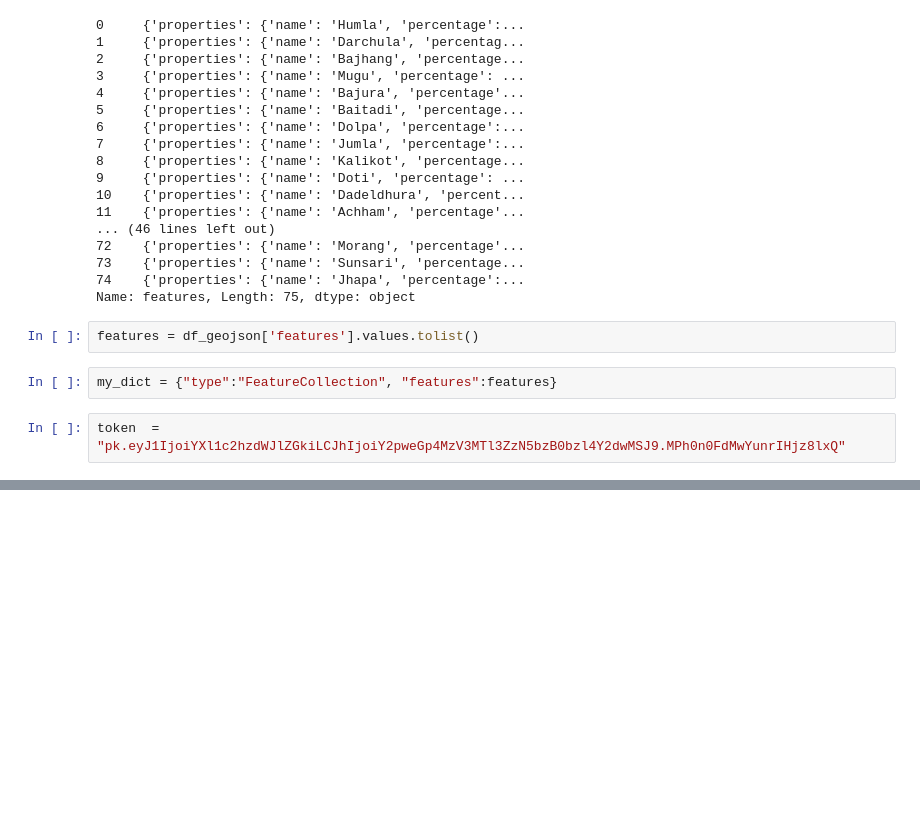
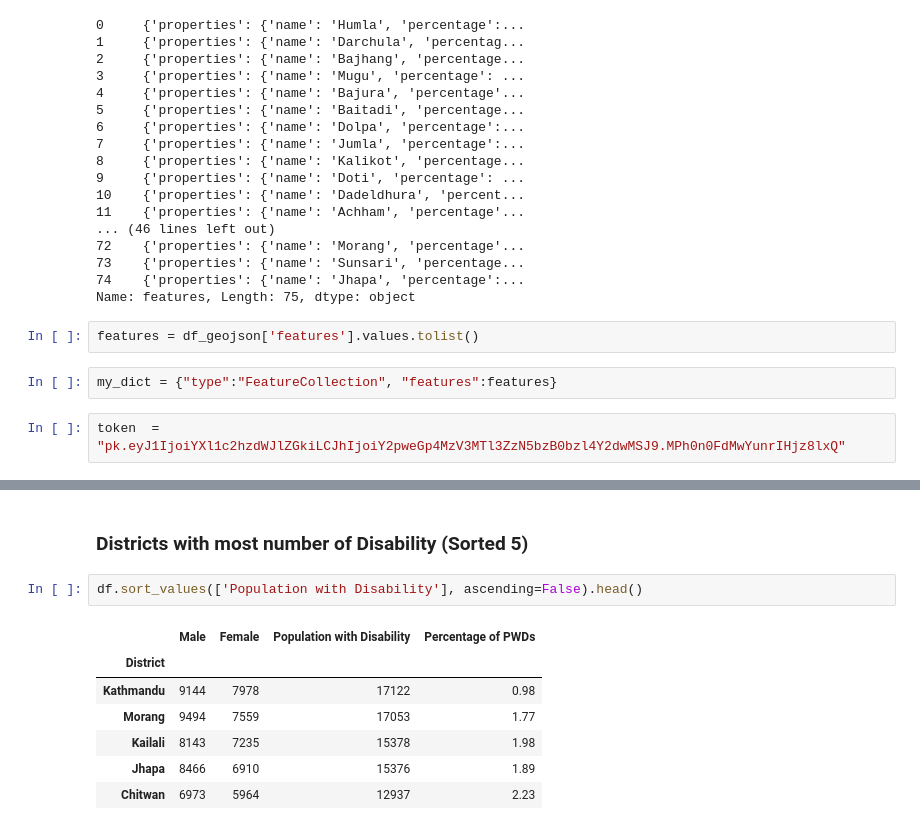
Before and after one commit to ayushsubedi/InclusiveNepal, a Jupyter notebook: Concept Notebook on Inclusive Nepal.ipynb, the cells around one changed output, grey strips where cells are left out. Cells and saved outputs as stored; diff of their text form; blank space fills up the shorter version.

```diff
--- a/Concept Notebook on Inclusive Nepal.ipynb
+++ b/Concept Notebook on Inclusive Nepal.ipynb
@@ -113,3 +127,15 @@ viz = ChoroplethViz(my_dict,
 viz.show()
 # %% [output]
 [interactive output not drawn]
+# %% [markdown]
+### Districts with most number of Disability (Sorted 5)
+# %%
+df.sort_values(['Population with Disability'], ascending=False).head()
+# %% [output]
+|  | Male | Female | Population with Disability | Percentage of PWDs |
+| District |  |  |  |  |
+| Kathmandu | 9144 | 7978 | 17122 | 0.98 |
+| Morang | 9494 | 7559 | 17053 | 1.77 |
+| Kailali | 8143 | 7235 | 15378 | 1.98 |
+| Jhapa | 8466 | 6910 | 15376 | 1.89 |
+| Chitwan | 6973 | 5964 | 12937 | 2.23 |
```
Also changed, not shown: parts of 3 cells of this notebook.
